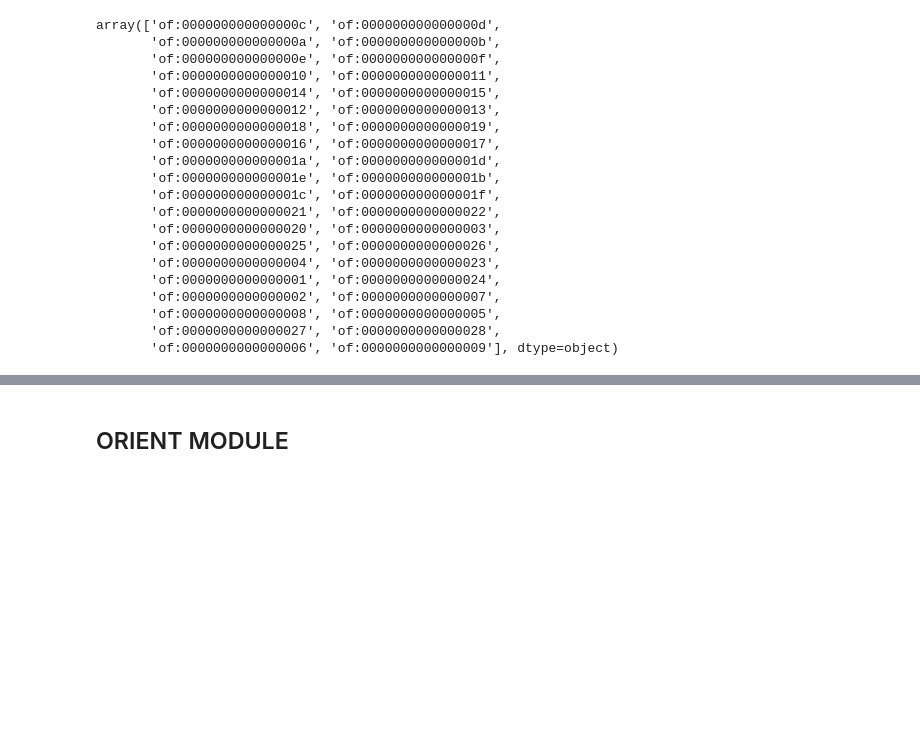
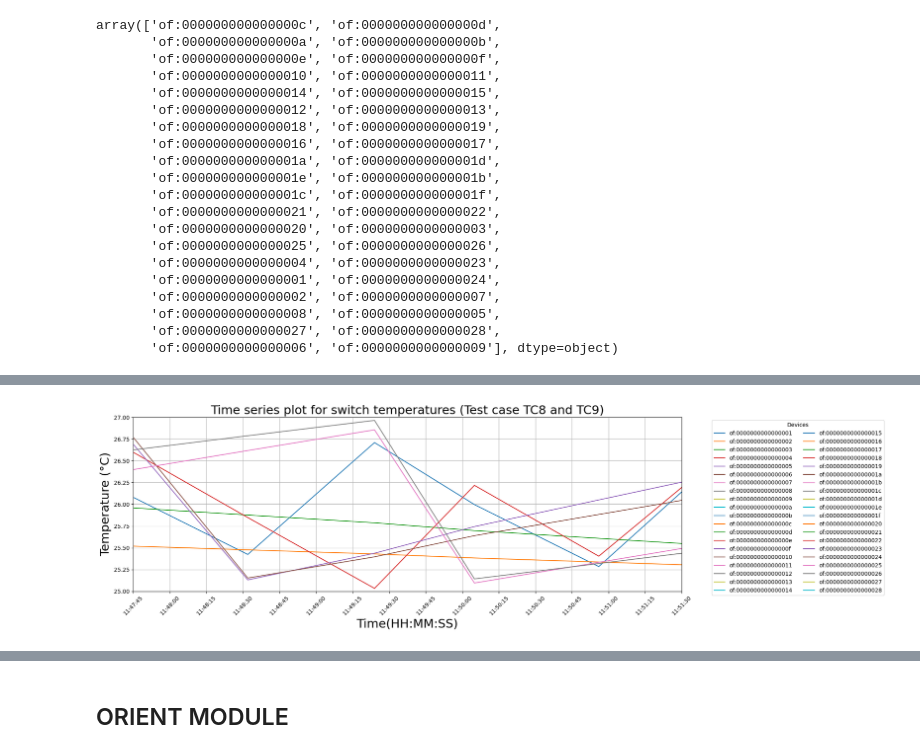
Before and after one commit to PinaPhD/A-threshold-triggered-DQN-self-healing-framework, a Jupyter notebook: Data/Summary.ipynb, the cells around one changed output, grey strips where cells are left out. Cells and saved outputs as stored; diff of their text form; code cells hidden in the pictures; blank space fills up the shorter version.

```diff
--- a/Data/Summary.ipynb
+++ b/Data/Summary.ipynb
@@ -489,0 +533,37 @@ plt.show()
+# %%
+# Plot the cleaned data with xticks every 15 seconds and a figure size of 20x6
+plt.figure(figsize=(20, 6))
+
+# Group by device and plot each device's temperature over time
+for device, group in data_cleaned.groupby('device'):
+    plt.plot(group.index, group['temperature'], label=device)
+
+# Set xticks to every 15 seconds
+plt.gca().xaxis.set_major_locator(mdates.SecondLocator(interval=15))  # Show xticks every 15 seconds
+plt.gca().xaxis.set_major_formatter(mdates.DateFormatter('%H:%M:%S'))  # Format as Hour:Minute:Second
+
+# Add labels and title
+plt.xlabel('Time(HH:MM:SS)', fontsize=22)
+plt.ylabel('Temperature (°C)', fontsize=22)
+plt.title('Time series plot for switch temperatures (Test case TC8 and TC9)', fontsize=22)
+
+# Improve the legend by splitting into columns
+plt.legend(title="Devices", bbox_to_anchor=(1.05, 1), loc='upper left', ncol=2)
+plt.xticks(rotation=45)
+plt.tight_layout()
+
+# Adjust the x and y axis limits to capture the marked inset within the grid
+# Replace 'xmin', 'xmax', 'ymin', 'ymax' with your specific limits
+xmin = pd.to_datetime('2024-10-03 11:47:45')  # start time
+xmax = pd.to_datetime('2024-10-03 11:51:30')  # end time
+ymin = 25  # Example minimum temperature
+ymax = 27  # Example maximum temperature
+
+plt.xlim([xmin, xmax])
+plt.ylim([ymin, ymax])
+
+plt.grid()
+# Show the plot
+plt.show()
+# %% [output]
+[figure, added]
```
Also changed, not shown: parts of 12 cells of this notebook, 16 other files.
